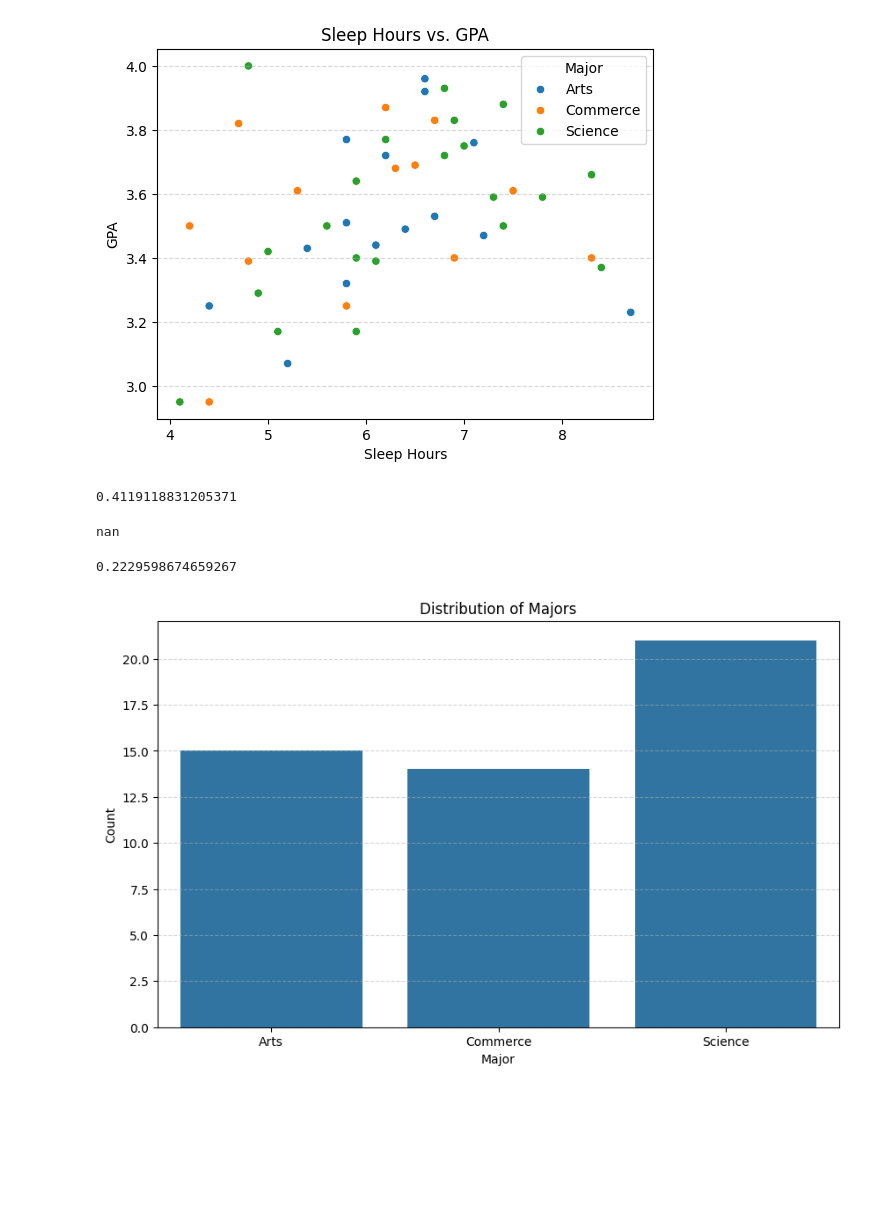
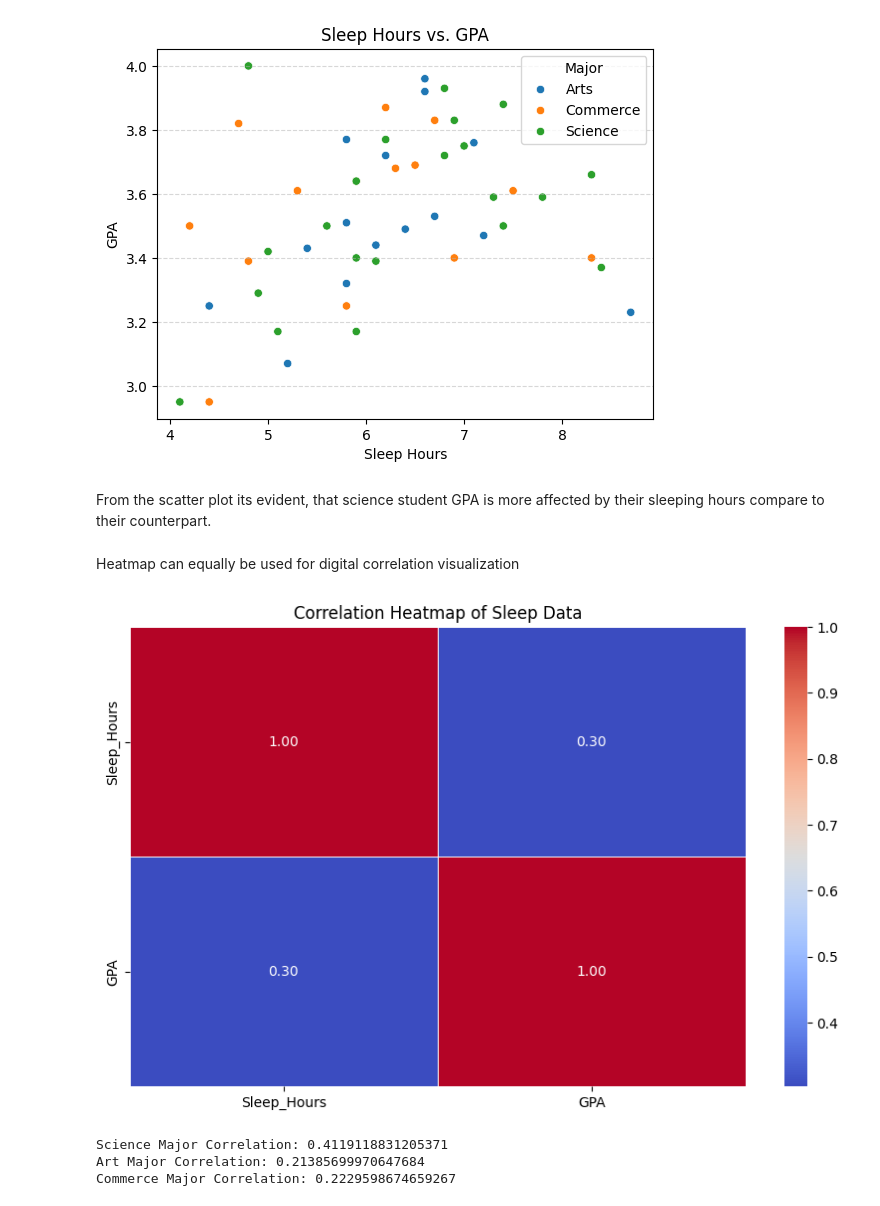
Before and after one commit to SyusufWaliyyi/ArewaDSF_ML_Assigment, a Jupyter notebook: week_3/week_3.ipynb, the cells around one changed output. Saved outputs shown, nothing was run; the diff lists cells and outputs as text; code cells hidden in the pictures; blank space fills up the shorter version.

```diff
--- a/week_3/week_3.ipynb
+++ b/week_3/week_3.ipynb
@@ -79,6 +79,9 @@ GPA               0
 dtype: int64
 # %% [markdown]
 There is no missing value in the dataset
+# %%
+# Convert stress levels to categorical
+sleep_df['Stress_Level'] = sleep_df['Stress_Level'].astype('category')
 # %% [markdown]
 What is the minimum and maximum sleeping hours
 # %%
@@ -146,29 +164,31 @@ plt.grid(axis='y', linestyle='--', alpha=0.5)
 plt.show()
 # %% [output]
 [figure]
+# %% [markdown]
+From the scatter plot its evident, that science student GPA is more affected by their sleeping hours compare to their counterpart.
+# %% [markdown]
+Heatmap can equally be used for digital correlation visualization
+# %%
+# Visualizing the correlation of sleep hours
+plt.figure(figsize=(10, 6))
+sns.heatmap(sleep_df.corr(numeric_only=True), annot=True, cmap='coolwarm', fmt='.2f', linewidths=0.5)
+plt.title('Correlation Heatmap of Sleep Data')
+plt.show()
+# %% [output]
+[figure, added]
 # %%
+# Science Major Correlation
 science = sleep_df[sleep_df['Major'] == 'Science']
-print((science.Sleep_Hours).corr(science.GPA))
+print(f"Science Major Correlation: {(science.Sleep_Hours).corr(science.GPA)}")
+
+# Arts Major Correlation
+art = sleep_df[sleep_df['Major'] == 'Arts']
+print(f"Art Major Correlation: {(art.Sleep_Hours).corr(art.GPA)}")
+
+# Commerce Major Correlation
+commerce = sleep_df[sleep_df['Major'] == 'Commerce']
+print(f"Commerce Major Correlation: {(commerce.Sleep_Hours).corr(commerce.GPA)}")
 # %% [output]
-0.4119118831205371
+Science Major Correlation: 0.4119118831205371
+Art Major Correlation: 0.21385699970647684
+Commerce Major Correlation: 0.2229598674659267
-# %%
-art = sleep_df[sleep_df['Major'] == 'Art']
-print((art.Sleep_Hours).corr(art.GPA))
-# %% [output]
-nan
-# %%
-commerce = sleep_df[sleep_df['Major'] == 'Commerce']
-print((commerce.Sleep_Hours).corr(commerce.GPA))
-# %% [output]
-0.2229598674659267
-# %%
-# Count plot for categorical variables
-plt.figure(figsize=(10, 6))
-sns.countplot(x='Major', data=sleep_df)
-plt.title('Distribution of Majors')
-plt.xlabel('Major')
-plt.ylabel('Count')
-plt.grid(axis='y', linestyle='--', alpha=0.5)
-plt.show()
-# %% [output]
-[figure, removed]
```
Also changed, not shown: parts of 15 cells of this notebook.
